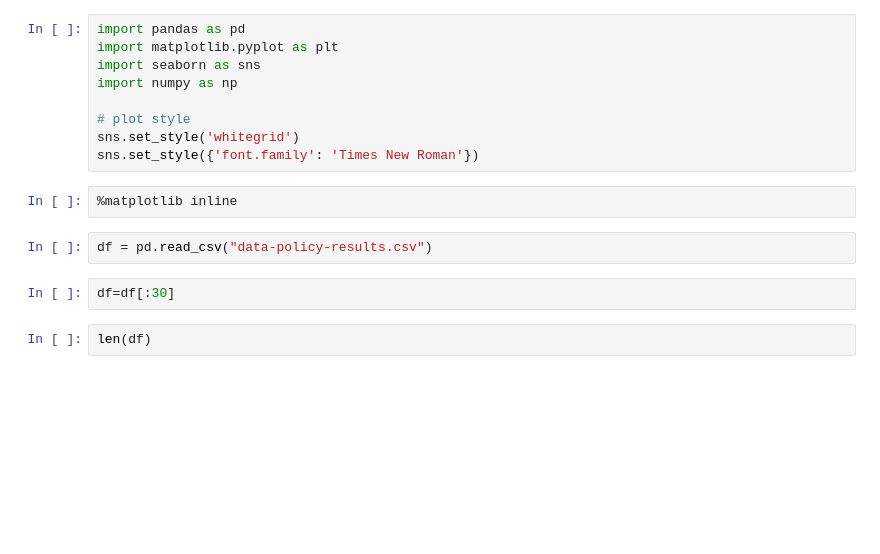
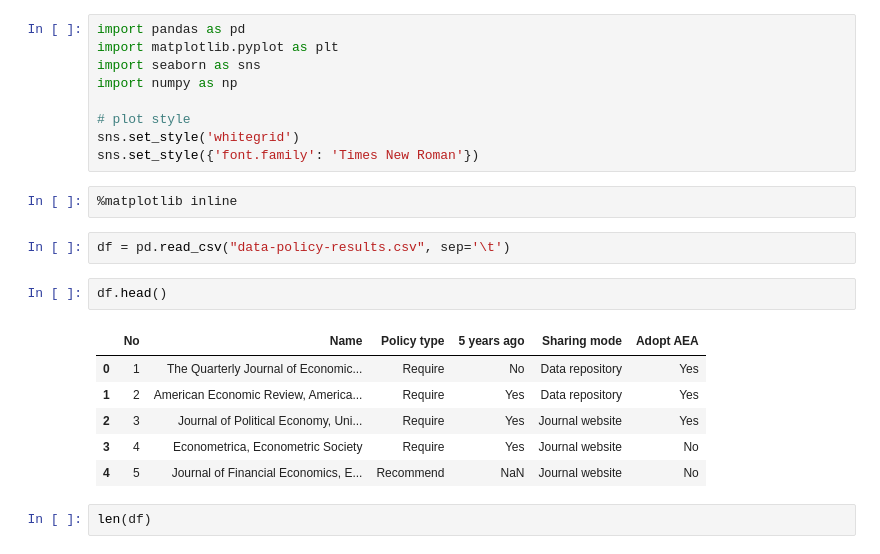
Before and after one commit to atrisovic/econ-data-policy, a Jupyter notebook: pretty-plots.ipynb, the cells around one changed output. Drawn from its saved outputs; the diff is of its cells as text; blank space fills up the shorter version.

```diff
--- a/pretty-plots.ipynb
+++ b/pretty-plots.ipynb
@@ -10,9 +10,16 @@ sns.set_style({'font.family': 'Times New Roman'})
 # %%
 %matplotlib inline
 # %%
-df = pd.read_csv("data-policy-results.csv")
+df = pd.read_csv("data-policy-results.csv", sep='\t')
-# %%
-df=df[:30]
+# %%
+df.head()
+# %% [output]
+|  | No | Name | Policy type | 5 years ago | Sharing mode | Adopt AEA |
+| 0 | 1 | The Quarterly Journal of Economic... | Require | No | Data repository | Yes |
+| 1 | 2 | American Economic Review, America... | Require | Yes | Data repository | Yes |
+| 2 | 3 | Journal of Political Economy, Uni... | Require | Yes | Journal website | Yes |
+| 3 | 4 | Econometrica, Econometric Society | Require | Yes | Journal website | No |
+| 4 | 5 | Journal of Financial Economics, E... | Recommend | NaN | Journal website | No |
 # %%
 len(df)
 # %% [output]
```
Also changed, not shown: parts of 2 cells of this notebook, 1 other file.
